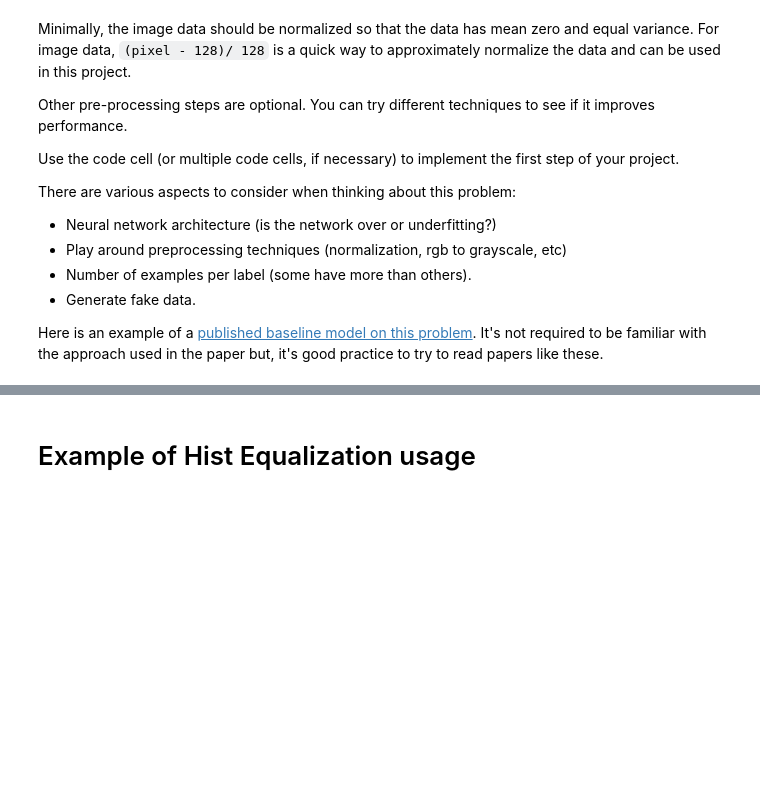
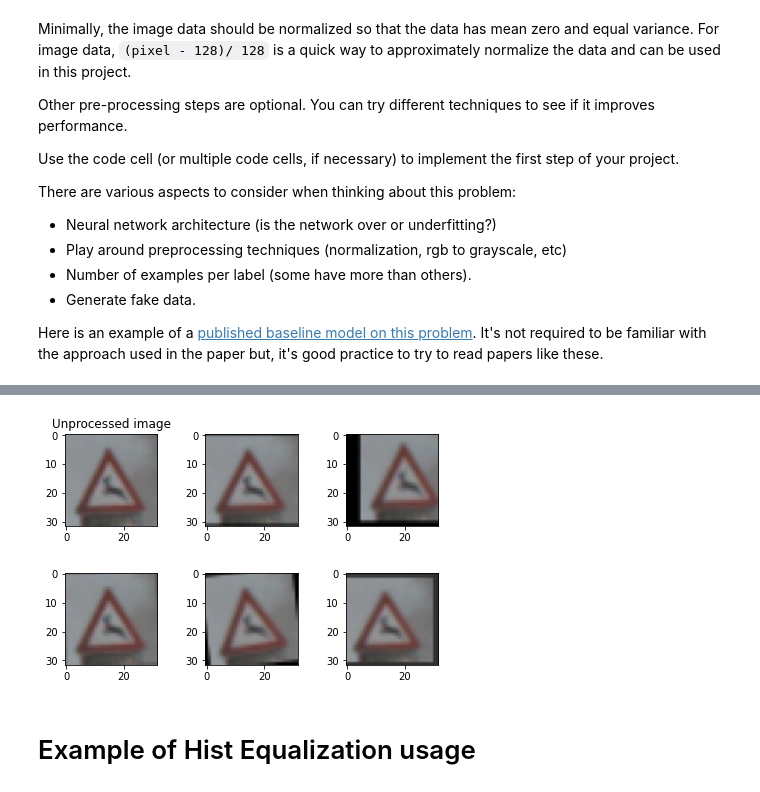
Before and after one commit to GiorGio82/P3-Traffic-Sign-Classifier, a Jupyter notebook: Traffic_Sign_Classifier.ipynb, the cells around one changed output, grey strips where cells are left out. Cells and saved outputs as stored; diff of their text form; code cells hidden in the pictures; blank space fills up the shorter version.

```diff
--- a/Traffic_Sign_Classifier.ipynb
+++ b/Traffic_Sign_Classifier.ipynb
@@ -345,0 +342,92 @@ def hist_equaliz(img):
+# %%
+def image_crop(img,percent,pad_cval):
+    """
+    Applies the scale filter to the input image and it returns a copy
+    :param image: input image
+    :param percent: The number of pixels to crop (negative values) or pad (positive values)
+    on each side of the image given as a *fraction* of the image
+    height/width.
+    :param pad_cval: a tuple ``(a, b)``, then a value will be uniformly sampled
+                          per image from the interval ``[a, b]``
+    :return: none
+    """
+
+    aug = iaa.CropAndPad(percent=percent,pad_cval=pad_cval)
+    return aug(image=img)
+
+def image_scale(img,scale_dict):
+    """
+    Applies the scale filter to the input image and it returns a copy
+    :param image: input image
+    :param scale_dict:
+        {"x": number/tuple/list/StochasticParameter,
+        "y": number/tuple/list/StochasticParameter}
+    :return: none
+    """
+
+    aug = iaa.Affine(scale=scale_dict)
+    return aug(image=img)
+
+def image_translate(img,translate_dict):
+    """
+    Applies the translation filter to the input image and it returns a copy
+    :param image: input image
+    :param translate_dict:
+        {"x": number/tuple/list/StochasticParameter,
+        "y": number/tuple/list/StochasticParameter}
+    :return: none
+    """
+    aug = iaa.Affine(translate_percent=translate_dict)
+    return aug(image=img)
+
+
+def image_rotate(img,rotate_tuple):
+    """
+    Applies the translation filter to the input image and it returns a copy
+    :param image: input image
+    :param rotate_tuple: a tuple ``(a, b)``, then a value will be uniformly sampled
+                          per image from the interval ``[a, b]`` and used as the rotation
+                        value.
+    :return: none
+    """
+    aug = iaa.Affine(rotate=rotate_tuple)
+    return aug(image=img)
+
+def image_shear(img,shear_tuple):
+    """
+    Applies the translation filter to the input image and it returns a copy
+    :param image: input image
+    :param shear_tuple: a tuple ``(a, b)``, then a value will be uniformly sampled
+                          per image from the interval ``[a, b]`` and used as the shear
+                        value.
+    :return: none
+    """
+    aug = iaa.Affine(shear=shear_tuple)
+    return aug(image=img)
+
+
+# choose one random image
+index = 553
+image = X_train[index]
+scaled = image_scale(image,{"x": (0.8, 1.2), "y": (0.8, 1.2)})
+translated = image_translate(image,{"x": (-0.2, 0.2), "y": (-0.2, 0.2)})
+rotated = image_rotate(image,(-45, 45))
+sheared = image_shear(image,(-20, 20))
+cropped = image_crop(image,(-0.1, 0.1),(0, 255))
+
+
+plt.figure(figsize=(1,1))
+print(signnames[y_train[index]])
+f,((ax1,ax2,ax3),(ax4,ax5,ax6)) = plt.subplots(2,3,)
+f.tight_layout()
+
+ax1.imshow(image)
+ax1.set_title("Unprocessed image")
+ax2.imshow(scaled)
+ax3.imshow(translated)
+ax4.imshow(rotated)
+ax5.imshow(sheared)
+ax6.imshow(cropped)
+
+plt.show()
+# %% [output]
@@ -346,3 +436,4 @@ def hist_equaliz(img):
+[figure, added]
 # %% [markdown]
 # Example of Hist Equalization usage
 # %%
```
Also changed, not shown: parts of 13 cells of this notebook.
